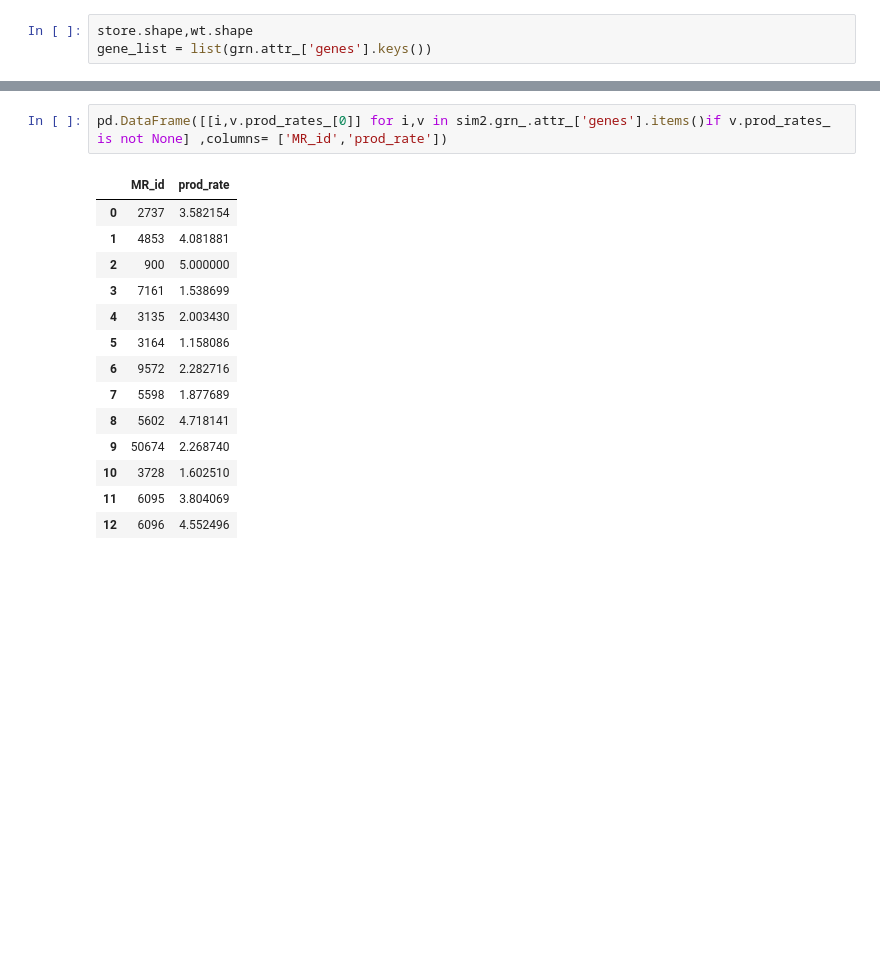
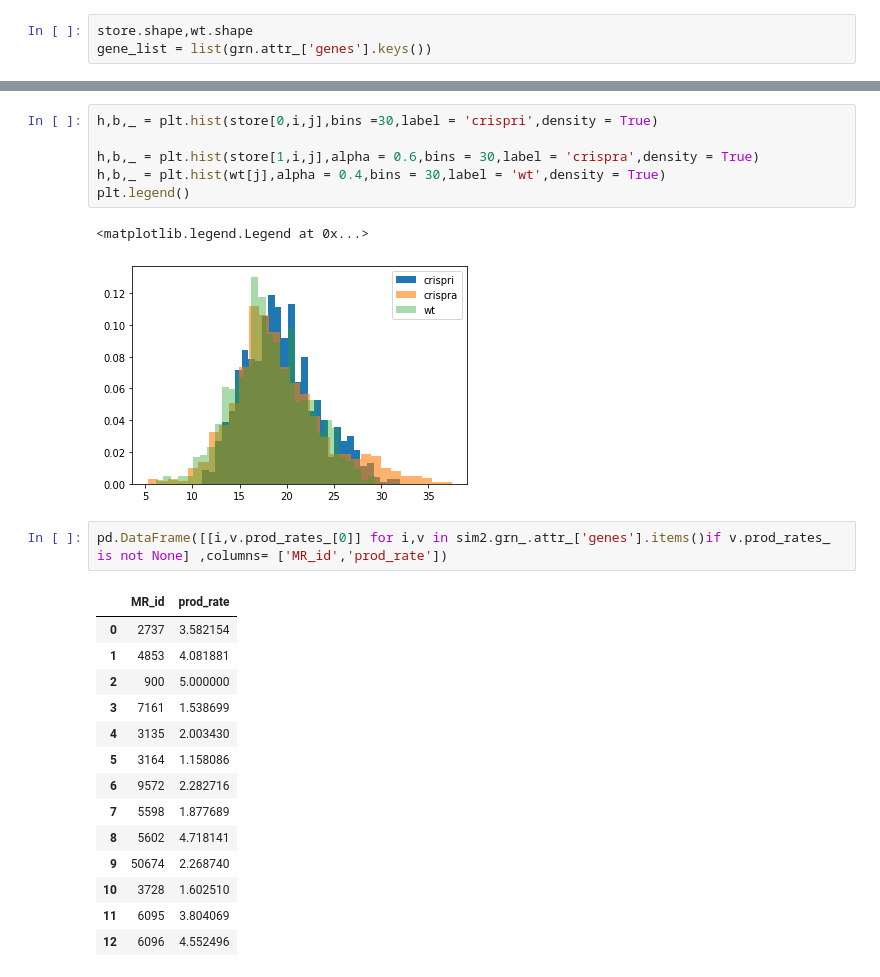
Before and after one commit to PayamDiba/SERGIO, a Jupyter notebook: perturbation.ipynb, the cells around one changed output, grey strips where cells are left out. Drawn from its saved outputs; the diff is of its cells as text; blank space fills up the shorter version.

```diff
--- a/perturbation.ipynb
+++ b/perturbation.ipynb
@@ -153,3 +244,12 @@ sns.histplot(store[1,i,j])
+# %%
+h,b,_ = plt.hist(store[0,i,j],bins =30,label = 'crispri',density = True)
+
+h,b,_ = plt.hist(store[1,i,j],alpha = 0.6,bins = 30,label = 'crispra',density = True)
+h,b,_ = plt.hist(wt[j],alpha = 0.4,bins = 30,label = 'wt',density = True)
+plt.legend()
+# %% [output]
+<matplotlib.legend.Legend at 0x...>
+[figure, added]
 # %%
 pd.DataFrame([[i,v.prod_rates_[0]] for i,v in sim2.grn_.attr_['genes'].items()if v.prod_rates_ is not None] ,columns= ['MR_id','prod_rate'])
 # %% [output]
```
Also changed, not shown: parts of 20 cells of this notebook, 9 other files.
